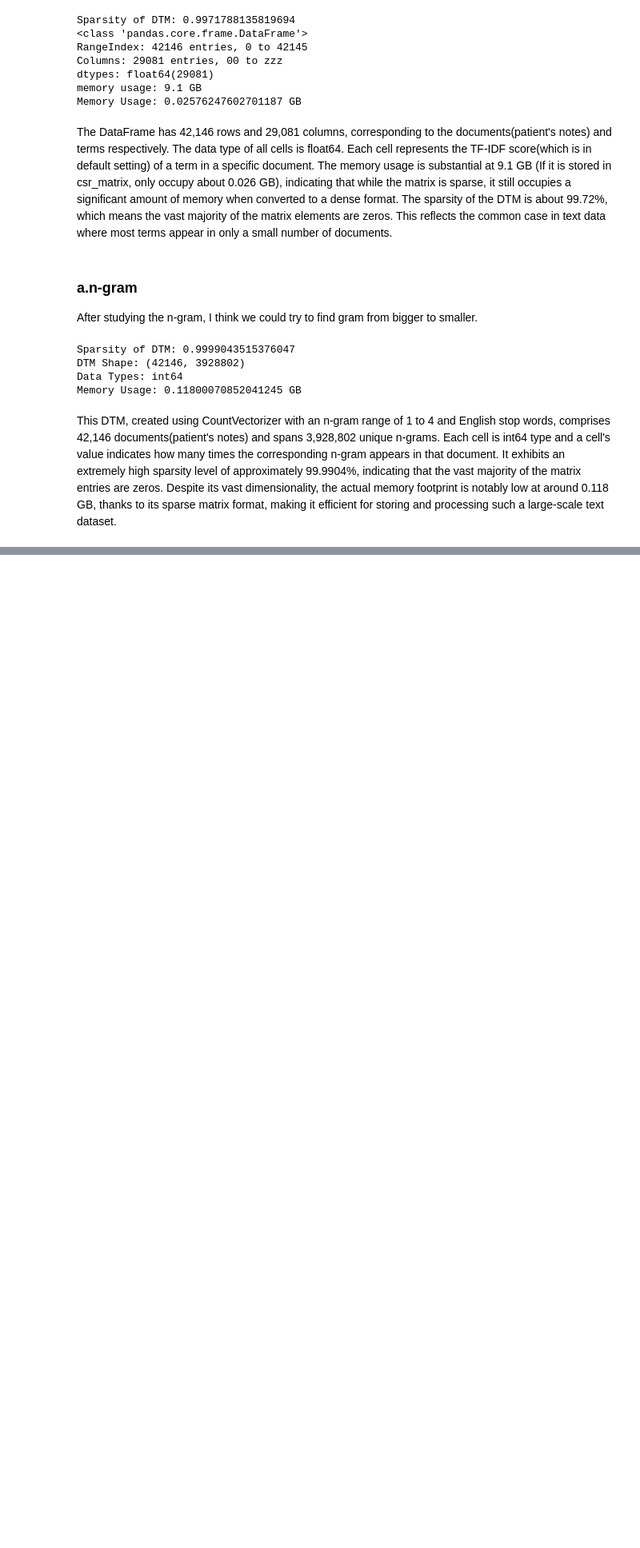
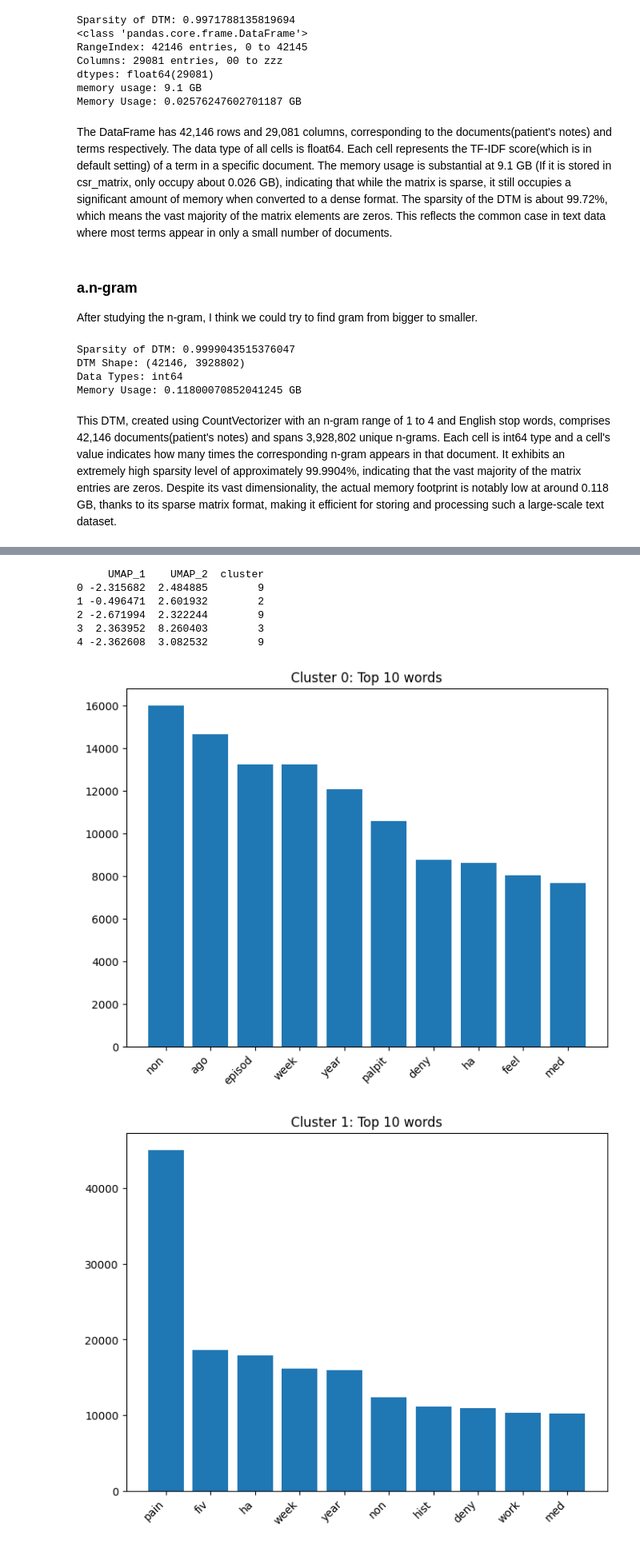
Before and after one commit to awakn123/CS6120NLP, a Jupyter notebook: Assignment1/Assignment1.ipynb, the cells around one changed output, grey strips where cells are left out. Shown at 80% size. Cells and saved outputs as stored; diff of their text form; code cells hidden in the pictures; blank space fills up the shorter version.

```diff
--- a/Assignment1/Assignment1.ipynb
+++ b/Assignment1/Assignment1.ipynb
@@ -574,0 +646,71 @@ This DTM, created using CountVectorizer with an n-gram range of 1 to 4 and Engli
+# %%
+from sklearn.cluster import KMeans
+
+# Assuming umap_embedding is the result of applying UMAP on your filtered TF-IDF matrix
+
+# Select the number of clusters K
+k = 10  # Adjust the number of clusters as needed
+
+# Initialize KMeans
+kmeans = KMeans(n_clusters=k, random_state=0)
+
+# Fit the model to the UMAP embeddings
+kmeans.fit(umap_embedding)
+
+# Obtain the clustering labels
+labels = kmeans.labels_
+
+# Since you've filtered the DTM to remove outliers, ensure you're aligning indices correctly.
+# Here, you might need to adjust depending on how you've tracked or filtered your original data.
+
+# Assuming 'df' is your original DataFrame, and you have a way to align or filter it to match 'filtered_dtm'
+# For demonstration, I'll simply add labels to a new DataFrame with UMAP results; adjust according to your actual data structure.
+umap_df = pd.DataFrame(umap_embedding, columns=['UMAP_1', 'UMAP_2'])
+umap_df['cluster'] = labels
+
+# Display the DataFrame with UMAP embeddings and cluster labels
+print(umap_df.head())
+
+
+
+# Assuming `umap_df` contains a 'cluster' column and corresponds to rows in `df`
+# Merge `umap_df` with `df` to get the text data aligned with UMAP embeddings and cluster labels
+merged_df = df.merge(umap_df['cluster'], left_index=True, right_index=True)
+
+# Ensure you sort the merged DataFrame by cluster for visualization purposes
+merged_df.sort_values(by='cluster', inplace=True)
+
+def plot_top_words(df, cluster_column='cluster', text_column='pn_history', n_top_words=10):
+    clusters = df[cluster_column].unique()
+    for cluster in sorted(clusters):
+        text_data = df[df[cluster_column] == cluster][text_column]
+        vectorizer = CountVectorizer(stop_words='english', max_features=n_top_words)
+        data_vectorized = vectorizer.fit_transform(text_data)
+        sum_words = data_vectorized.sum(axis=0)
+        words_freq = [(word, sum_words[0, idx]) for word, idx in vectorizer.vocabulary_.items()]
+        words_freq = sorted(words_freq, key=lambda x: x[1], reverse=True)
+        words, freqs = zip(*words_freq)
+        plt.figure(figsize=(8, 6))
+        plt.bar(range(len(words)), freqs)
+        plt.xticks(range(len(words)), words, rotation=45, ha='right')
+        plt.title(f'Cluster {cluster}: Top {n_top_words} words')
+        plt.show()
+
+# Now call the function with the merged DataFrame
+plot_top_words(merged_df)
+
+# The bar graphs represent the top 10 words found in 10 different clusters derived from a set of patient notes.
+# These words are likely the most frequent terms within each respective cluster, and they offer insight into the
+# common themes or topics discussed in the patient histories related to each cluster.Each cluster seems to
+# represent a different aspect of patient histories, such as time frames, symptoms, and conditions,
+# indicating a potential categorization based on the medical focus of the notes. These insights could be used to
+# further analyze the patient notes for patterns in symptom descriptions, treatments, and outcomes.
+# %% [output]
+     UMAP_1    UMAP_2  cluster
+0 -2.315682  2.484885        9
+1 -0.496471  2.601932        2
+2 -2.671994  2.322244        9
+3  2.363952  8.260403        3
+4 -2.362608  3.082532        9
+[figure, added]
+[figure, added]
```
Also changed, not shown: parts of 29 cells of this notebook.
